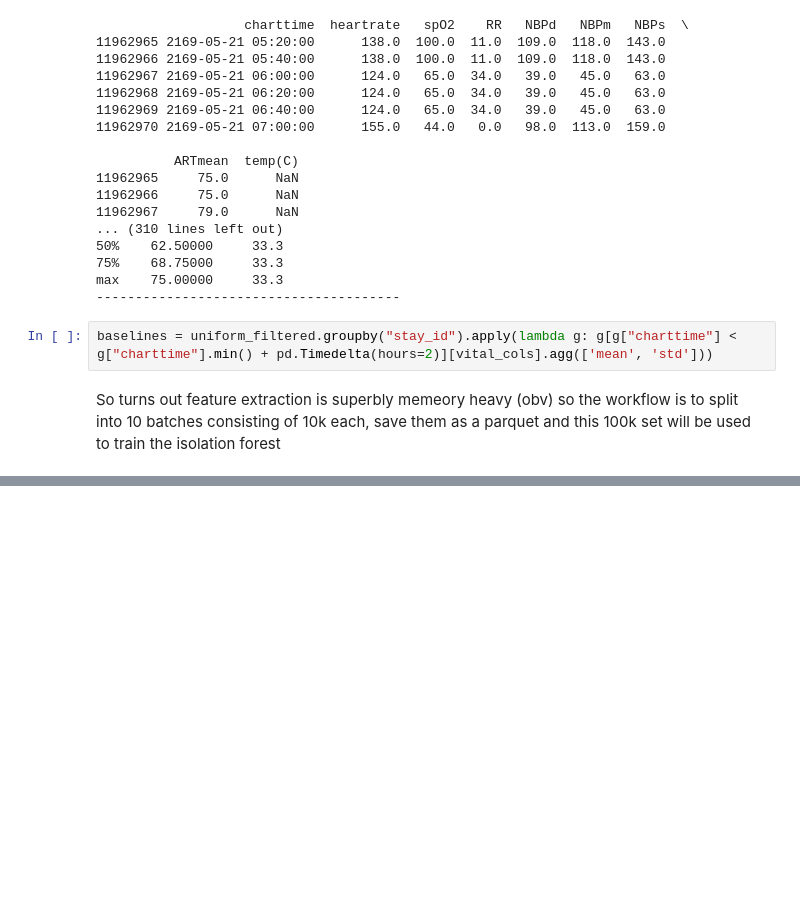
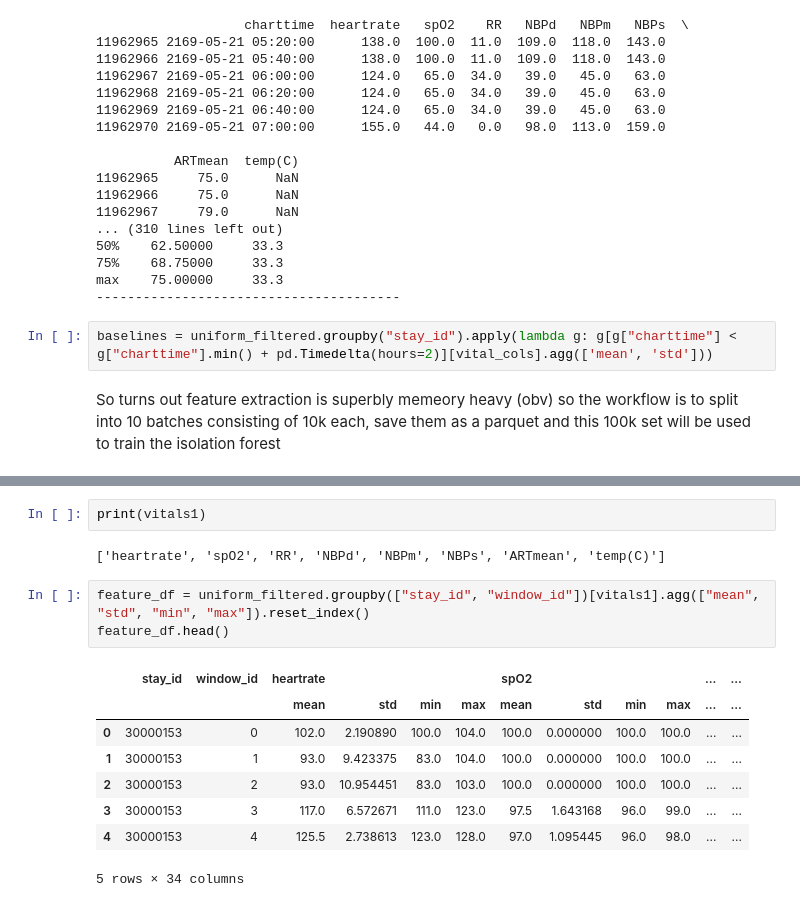
Before and after one commit to pranavv2707/ICU, a Jupyter notebook: notebooks/preprocessing.ipynb, the cells around one changed output, grey strips where cells are left out. Cells and saved outputs as stored; diff of their text form; blank space fills up the shorter version.

```diff
--- a/notebooks/preprocessing.ipynb
+++ b/notebooks/preprocessing.ipynb
@@ -1084,0 +1147,16 @@ So turns out feature extraction is superbly memeory heavy (obv) so the workflow
+# %%
+print(vitals1)
+# %% [output]
+['heartrate', 'spO2', 'RR', 'NBPd', 'NBPm', 'NBPs', 'ARTmean', 'temp(C)']
+# %%
+feature_df = uniform_filtered.groupby(["stay_id", "window_id"])[vitals1].agg(["mean", "std", "min", "max"]).reset_index()
+feature_df.head()
+# %% [output]
+|  | stay_id | window_id | heartrate |  |  |  | spO2 |  |  |  | ... | ... |
+|  |  |  | mean | std | min | max | mean | std | min | max | ... | ... |
+| 0 | 30000153 | 0 | 102.0 | 2.190890 | 100.0 | 104.0 | 100.0 | 0.000000 | 100.0 | 100.0 | ... | ... |
+| 1 | 30000153 | 1 | 93.0 | 9.423375 | 83.0 | 104.0 | 100.0 | 0.000000 | 100.0 | 100.0 | ... | ... |
+| 2 | 30000153 | 2 | 93.0 | 10.954451 | 83.0 | 103.0 | 100.0 | 0.000000 | 100.0 | 100.0 | ... | ... |
+| 3 | 30000153 | 3 | 117.0 | 6.572671 | 111.0 | 123.0 | 97.5 | 1.643168 | 96.0 | 99.0 | ... | ... |
+| 4 | 30000153 | 4 | 125.5 | 2.738613 | 123.0 | 128.0 | 97.0 | 1.095445 | 96.0 | 98.0 | ... | ... |
+5 rows × 34 columns
```
Also changed, not shown: parts of 17 cells of this notebook.
